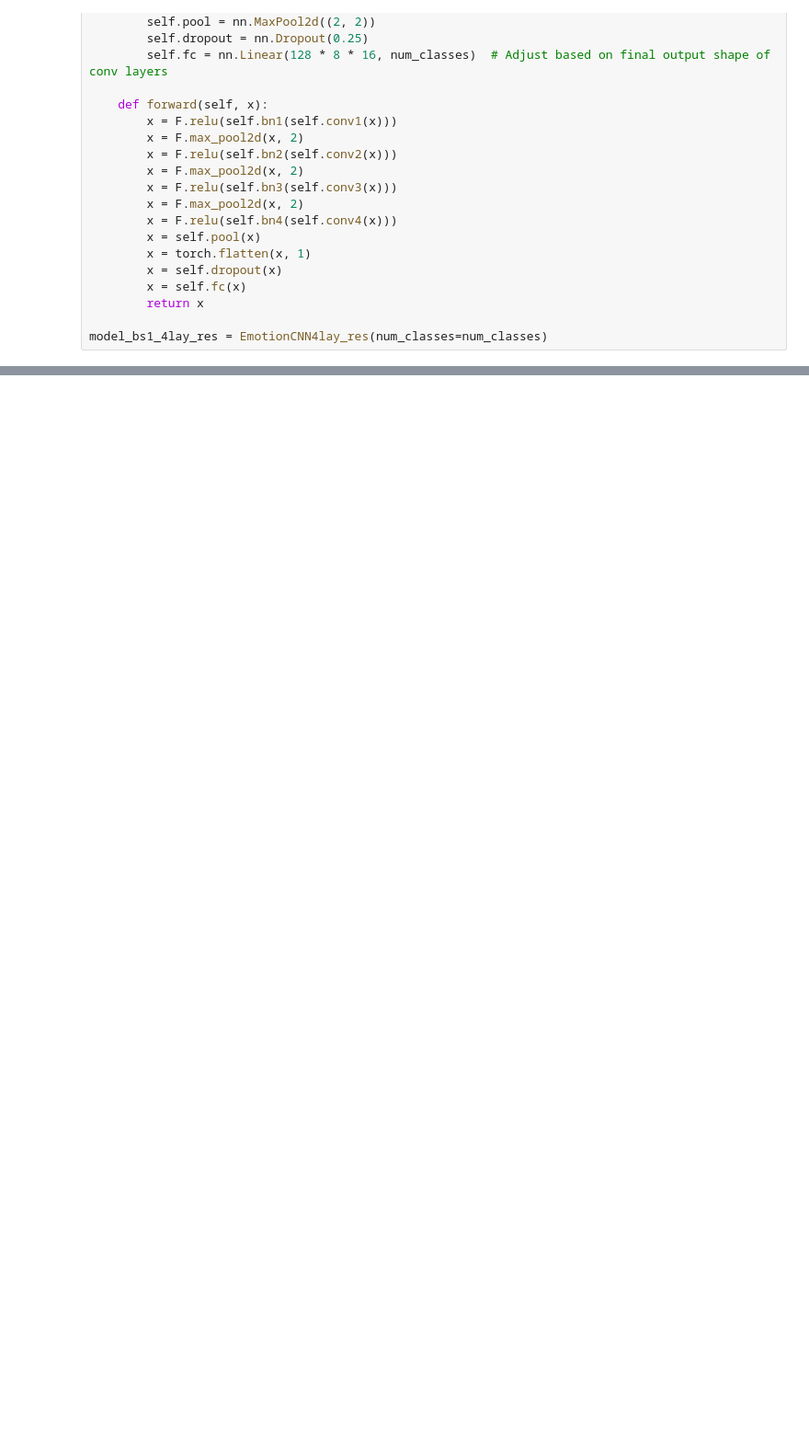
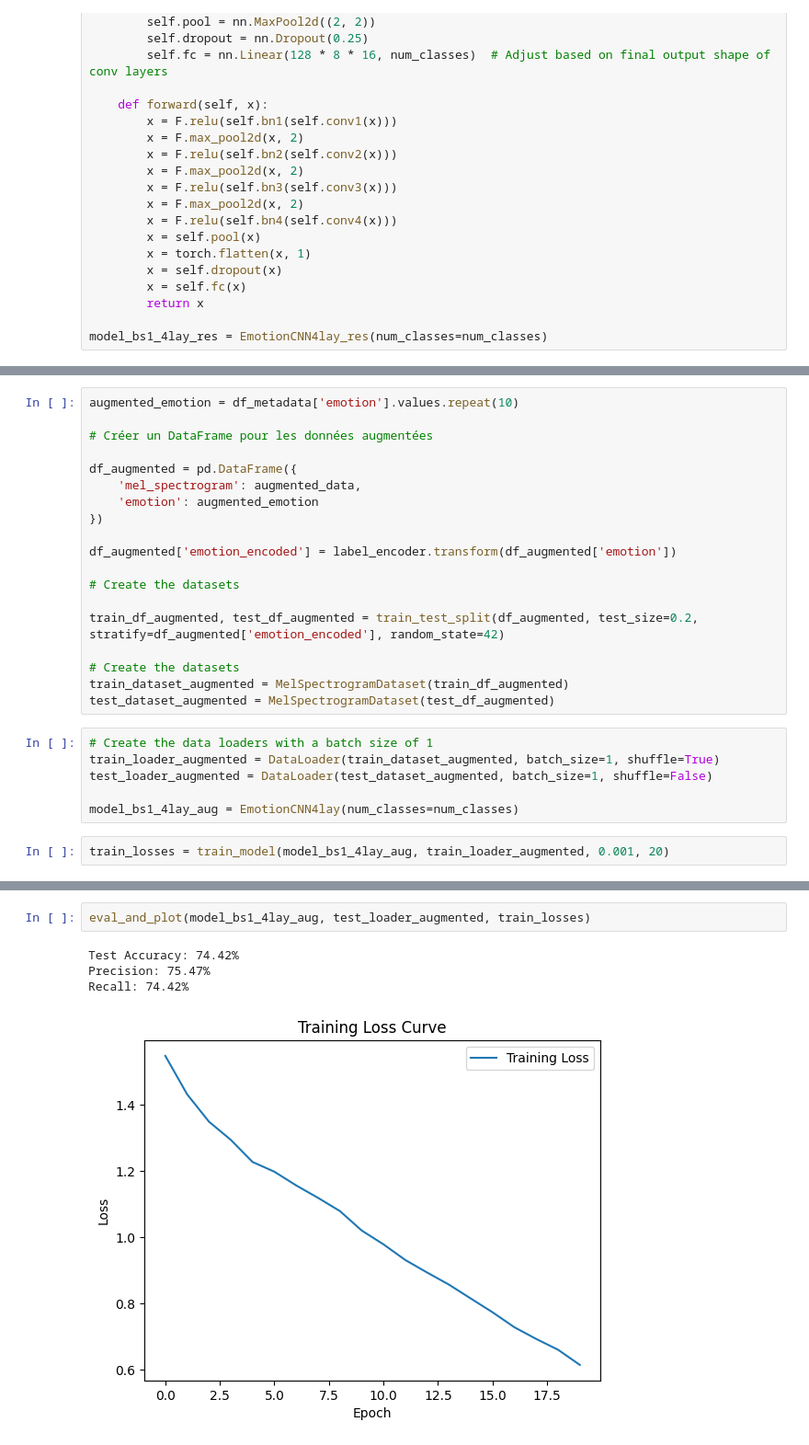
Before and after one commit to SigurdST/emotion_recognition, a Jupyter notebook: notebook.ipynb, the cells around one changed output, grey strips where cells are left out. Shown: that part at 92% size. Drawn from its saved outputs; the diff is of its cells as text; blank space fills up the shorter version.

```diff
--- a/notebook.ipynb
+++ b/notebook.ipynb
@@ -890,0 +946,27 @@ Recall: 46.28%
+# %%
+augmented_emotion = df_metadata['emotion'].values.repeat(10)
+
+# Créer un DataFrame pour les données augmentées
+
+df_augmented = pd.DataFrame({
+    'mel_spectrogram': augmented_data,
+    'emotion': augmented_emotion
+})
+
+df_augmented['emotion_encoded'] = label_encoder.transform(df_augmented['emotion'])
+
+# Create the datasets
+
+train_df_augmented, test_df_augmented = train_test_split(df_augmented, test_size=0.2, stratify=df_augmented['emotion_encoded'], random_state=42)
+
+# Create the datasets
+train_dataset_augmented = MelSpectrogramDataset(train_df_augmented)
+test_dataset_augmented = MelSpectrogramDataset(test_df_augmented)
+# %%
+# Create the data loaders with a batch size of 1
+train_loader_augmented = DataLoader(train_dataset_augmented, batch_size=1, shuffle=True)
+test_loader_augmented = DataLoader(test_dataset_augmented, batch_size=1, shuffle=False)
+
+model_bs1_4lay_aug = EmotionCNN4lay(num_classes=num_classes)
+# %%
+train_losses = train_model(model_bs1_4lay_aug, train_loader_augmented, 0.001, 20)
@@ -890,0 +994,7 @@ Recall: 46.28%
+# %%
+eval_and_plot(model_bs1_4lay_aug, test_loader_augmented, train_losses)
+# %% [output]
+Test Accuracy: 74.42%
+Precision: 75.47%
+Recall: 74.42%
+[figure, added]
```
Also changed, not shown: parts of 16 cells of this notebook.
